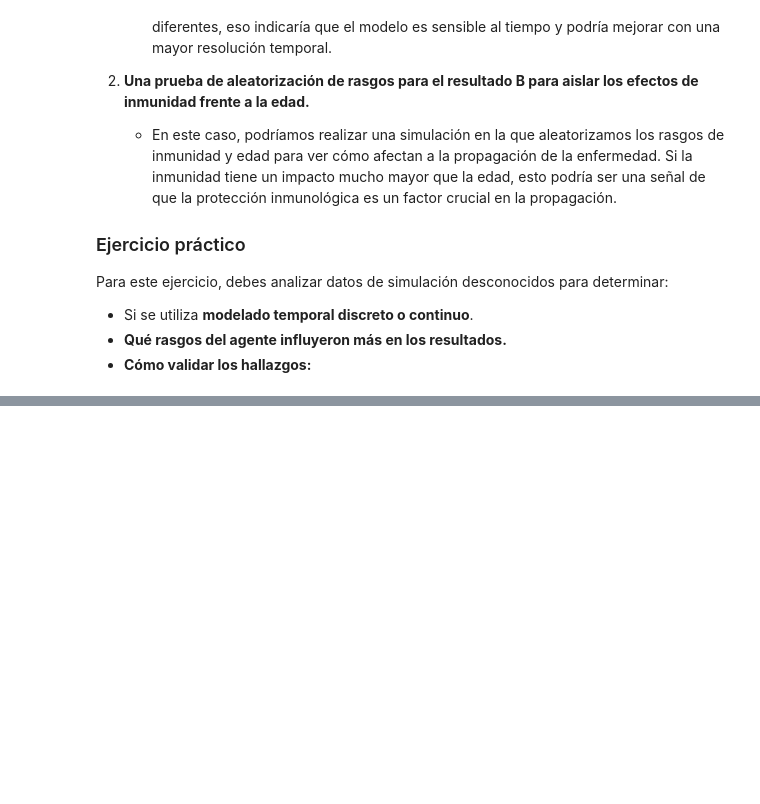
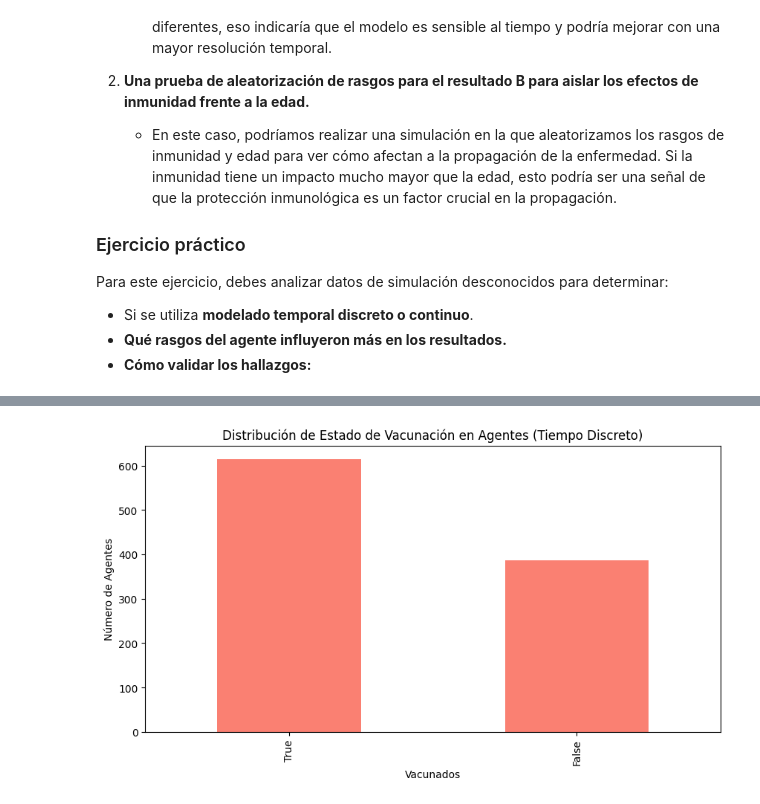
Before and after one commit to michellemej22596/lab4-Modelacion, a Jupyter notebook: Ejercicio4.ipynb, the cells around one changed output, grey strips where cells are left out. Drawn from its saved outputs; the diff is of its cells as text; code cells hidden in the pictures; blank space fills up the shorter version.

```diff
--- a/Ejercicio4.ipynb
+++ b/Ejercicio4.ipynb
@@ -102,0 +196,9 @@ Para este ejercicio, debes analizar datos de simulación desconocidos para deter
+# %%
+plt.figure(figsize=(10, 5))
+discrete_agents['vaccinated'].value_counts().plot(kind='bar', color='salmon')
+plt.title('Distribución de Estado de Vacunación en Agentes (Tiempo Discreto)')
+plt.xlabel('Vacunados')
+plt.ylabel('Número de Agentes')
+plt.show()
+# %% [output]
+[figure, added]
```
Also changed, not shown: parts of 27 cells of this notebook.
